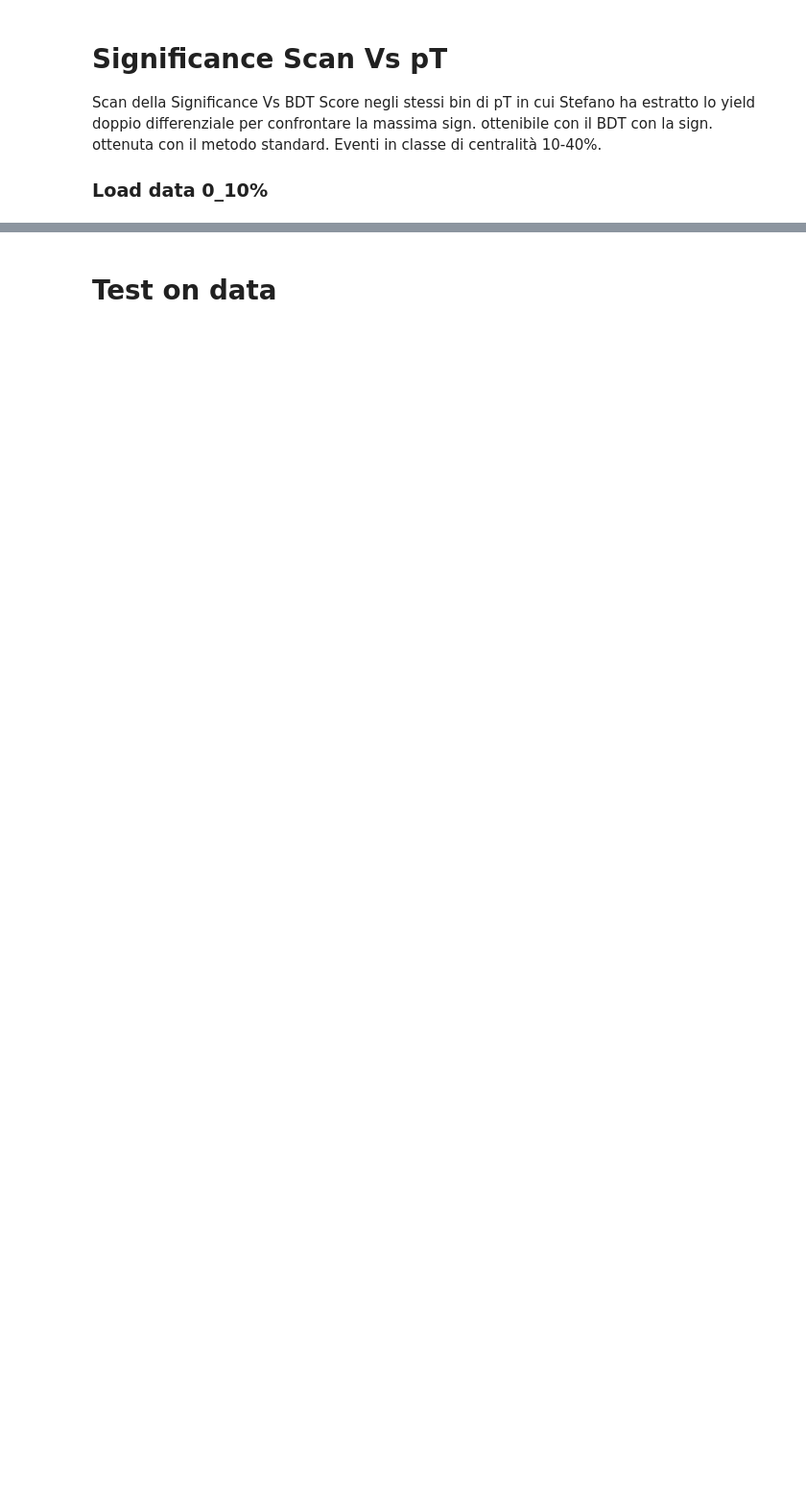
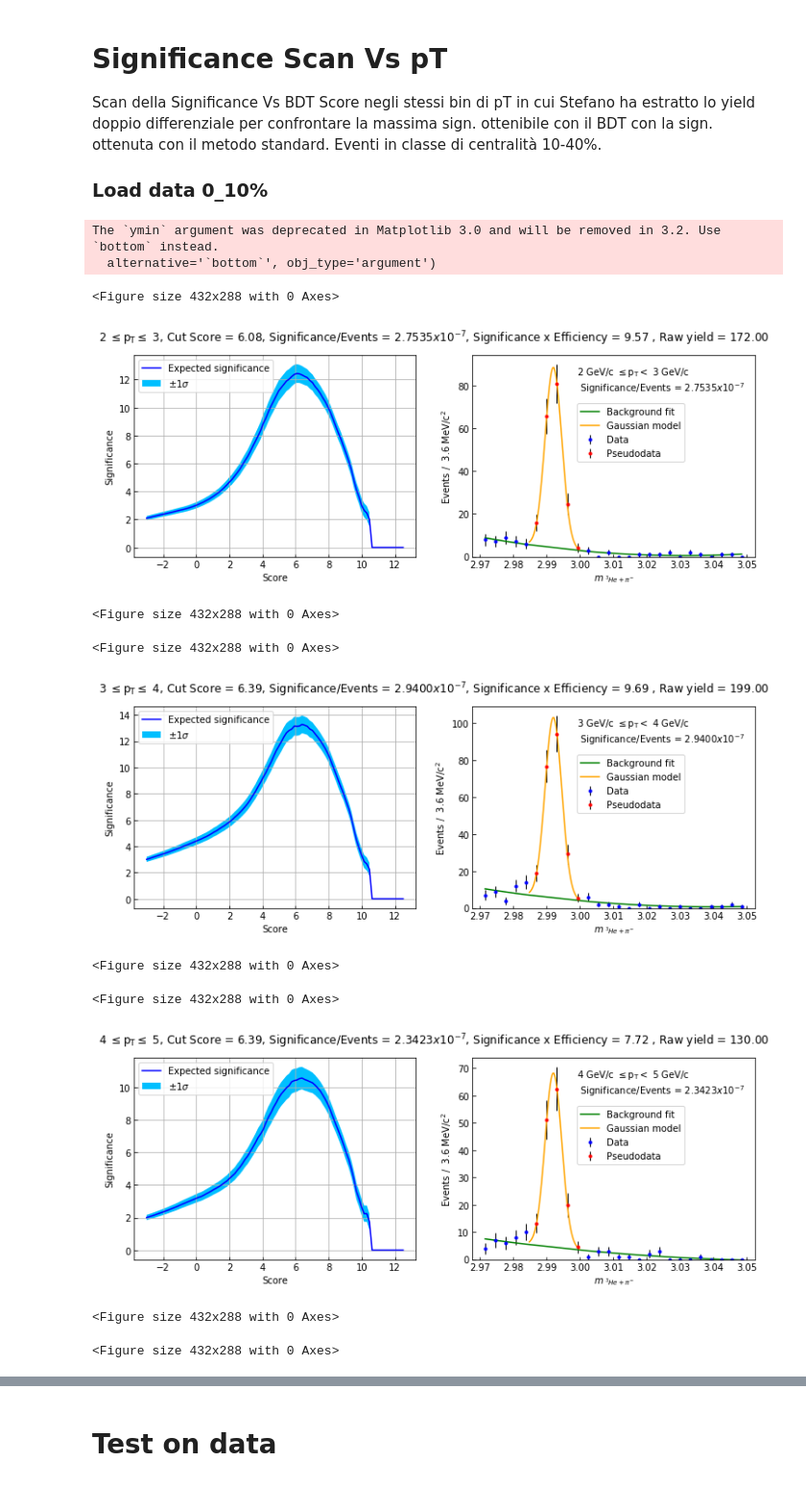
Before and after one commit to pfecchio/HypertritonML, a Jupyter notebook: 2body/Training_0_10/TrainingAndSignScan_0_10.ipynb, the cells around one changed output, grey strips where cells are left out. Shown at 96% size. Drawn from its saved outputs; the diff is of its cells as text; code cells hidden in the pictures; blank space fills up the shorter version.

```diff
--- a/2body/Training_0_10/TrainingAndSignScan_0_10.ipynb
+++ b/2body/Training_0_10/TrainingAndSignScan_0_10.ipynb
@@ -21,0 +56,3 @@ training = True
+# %%
+df_18r=df_data.query('Centrality<10 and 2.960<InvMass<3.050 and V0pt<=10')
+df_18r = df_18r.astype('float')
@@ -21,0 +61,6 @@ training = True
+# %%
+bkg = df_data.query('(InvMass<2.98 or InvMass>3.005) and V0pt<=10 and Centrality<10 ')
+# %%
+bkg['y']=0
+df_MC['y']=1
+df= pd.concat([df_MC,bkg])
@@ -120,6 +171,3 @@ plt.figure()
 Scan della Significance Vs BDT Score negli stessi bin di pT in cui Stefano ha estratto lo yield doppio differenziale per confrontare la massima sign. ottenibile con il BDT con la sign. ottenuta con il metodo standard. Eventi in classe di centralità 10-40%.
 
 ### Load data 0_10%
-# %%
-df_18r = pd.read_pickle('../../../HypertritonAnalysis/Dataframes/df_Sig_data.pkl')
-df_18r = df_18r.astype('float')
@@ -241,10 +176,23 @@ def SignificanceScan(df, pT_min, pT_max, i_pT,custom=False):
 # %%
 pT_list = [[2,3],[3,4], [4,5],[5,9]]
 best_score_list=[]
 
 for i in range(0,4):
     plt.figure();
     dtest = xgb.DMatrix(data=df_18r[training_columns],silent=True)
     df_18r['Score'] = model.predict(dtest,output_margin=True)
-    best_score_list.append(SignificanceScan(df_18r,pT_list[i][0],pT_list[i][1],i))
+    best_score_list.append(SignificanceScan(df_18r,pT_list[i][0],pT_list[i][1],i,efficiency_array,Nev_0_10))
     del dtest
+# %% [output]
+The `ymin` argument was deprecated in Matplotlib 3.0 and will be removed in 3.2. Use `bottom` instead.
+  alternative='`bottom`', obj_type='argument')
+<Figure size 432x288 with 0 Axes>
+[figure, added]
+<Figure size 432x288 with 0 Axes>
+<Figure size 432x288 with 0 Axes>
+[figure, added]
+<Figure size 432x288 with 0 Axes>
+<Figure size 432x288 with 0 Axes>
+[figure, added]
+<Figure size 432x288 with 0 Axes>
+<Figure size 432x288 with 0 Axes>
```
Also changed, not shown: parts of 47 cells of this notebook, 11 other files.
